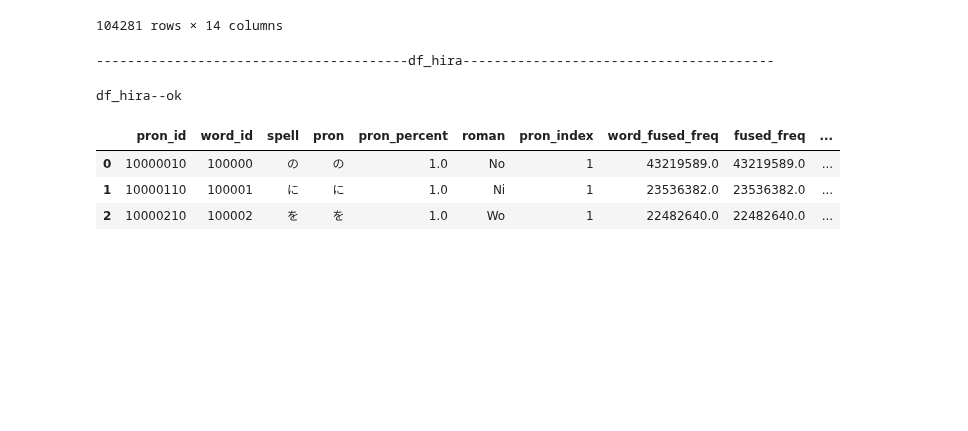
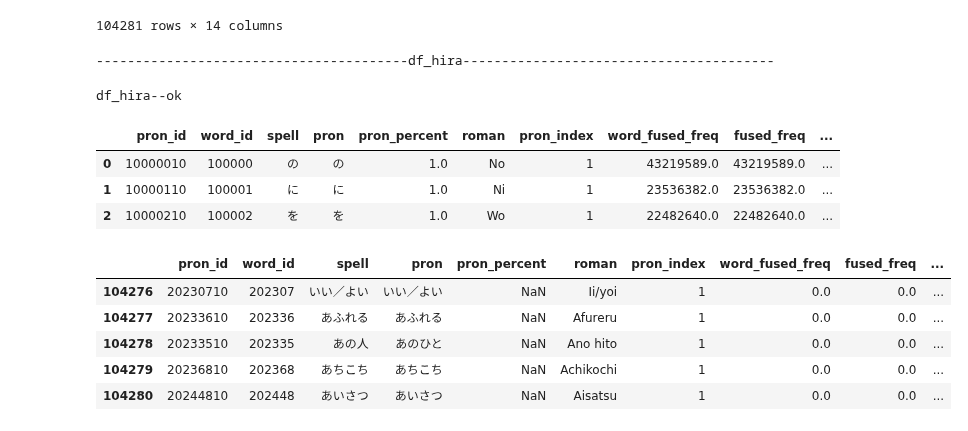
Before and after one commit to hopensic/python-notebooks, a Jupyter notebook: ja_dict_merge.ipynb, the cells around one changed output. Saved outputs shown, nothing was run; the diff lists cells and outputs as text; code cells hidden in the pictures; blank space fills up the shorter version.

```diff
--- a/ja_dict_merge.ipynb
+++ b/ja_dict_merge.ipynb
@@ -581,3 +581,12 @@ df_hira--ok
 | 0 | 10000010 | 100000 | の | の | 1.0 | No | 1 | 43219589.0 | 43219589.0 | ... |
 | 1 | 10000110 | 100001 | に | に | 1.0 | Ni | 1 | 23536382.0 | 23536382.0 | ... |
 | 2 | 10000210 | 100002 | を | を | 1.0 | Wo | 1 | 22482640.0 | 22482640.0 | ... |
+# %%
+df_hira_new.tail()
+# %% [output]
+|  | pron_id | word_id | spell | pron | pron_percent | roman | pron_index | word_fused_freq | fused_freq | ... |
+| 104276 | 20230710 | 202307 | いい／よい | いい／よい | NaN | Ii/yoi | 1 | 0.0 | 0.0 | ... |
+| 104277 | 20233610 | 202336 | あふれる | あふれる | NaN | Afureru | 1 | 0.0 | 0.0 | ... |
+| 104278 | 20233510 | 202335 | あの人 | あのひと | NaN | Ano hito | 1 | 0.0 | 0.0 | ... |
+| 104279 | 20236810 | 202368 | あちこち | あちこち | NaN | Achikochi | 1 | 0.0 | 0.0 | ... |
+| 104280 | 20244810 | 202448 | あいさつ | あいさつ | NaN | Aisatsu | 1 | 0.0 | 0.0 | ... |
```
Also changed, not shown: 1 other file.
